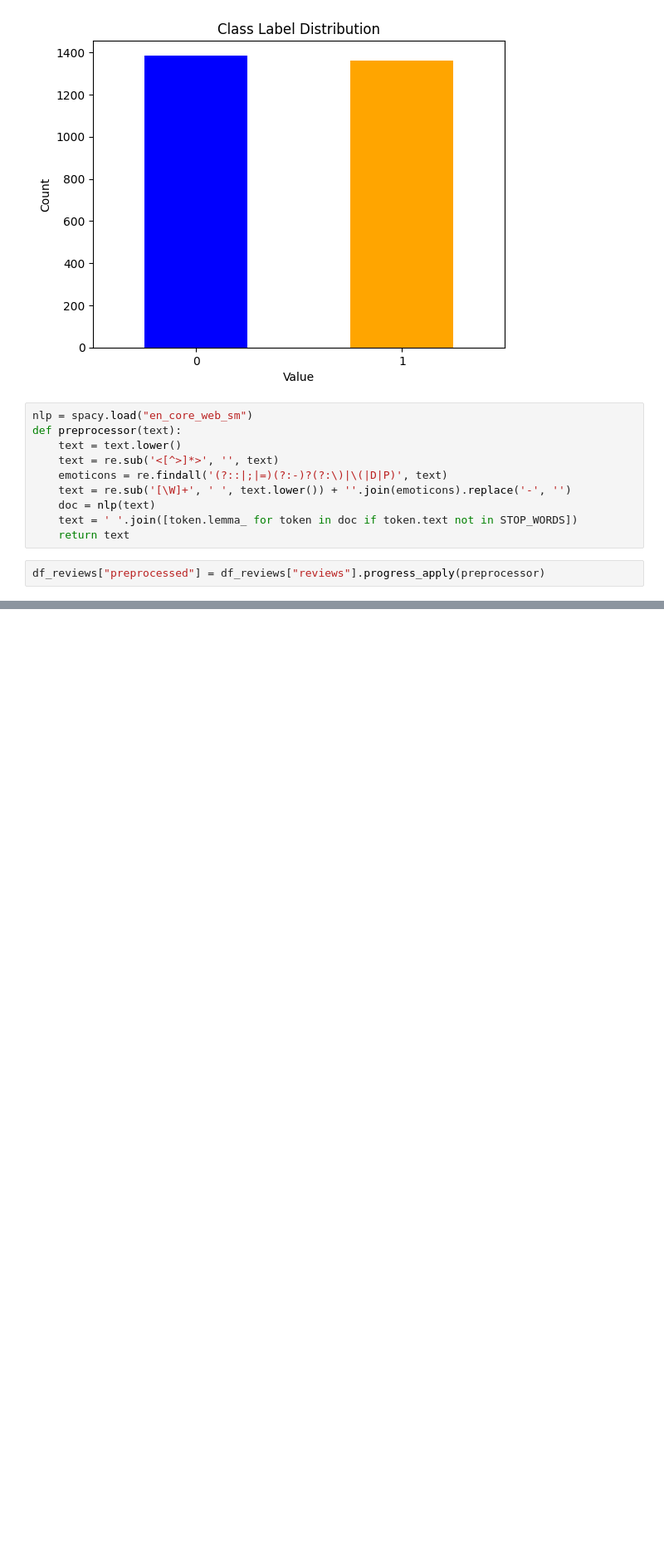
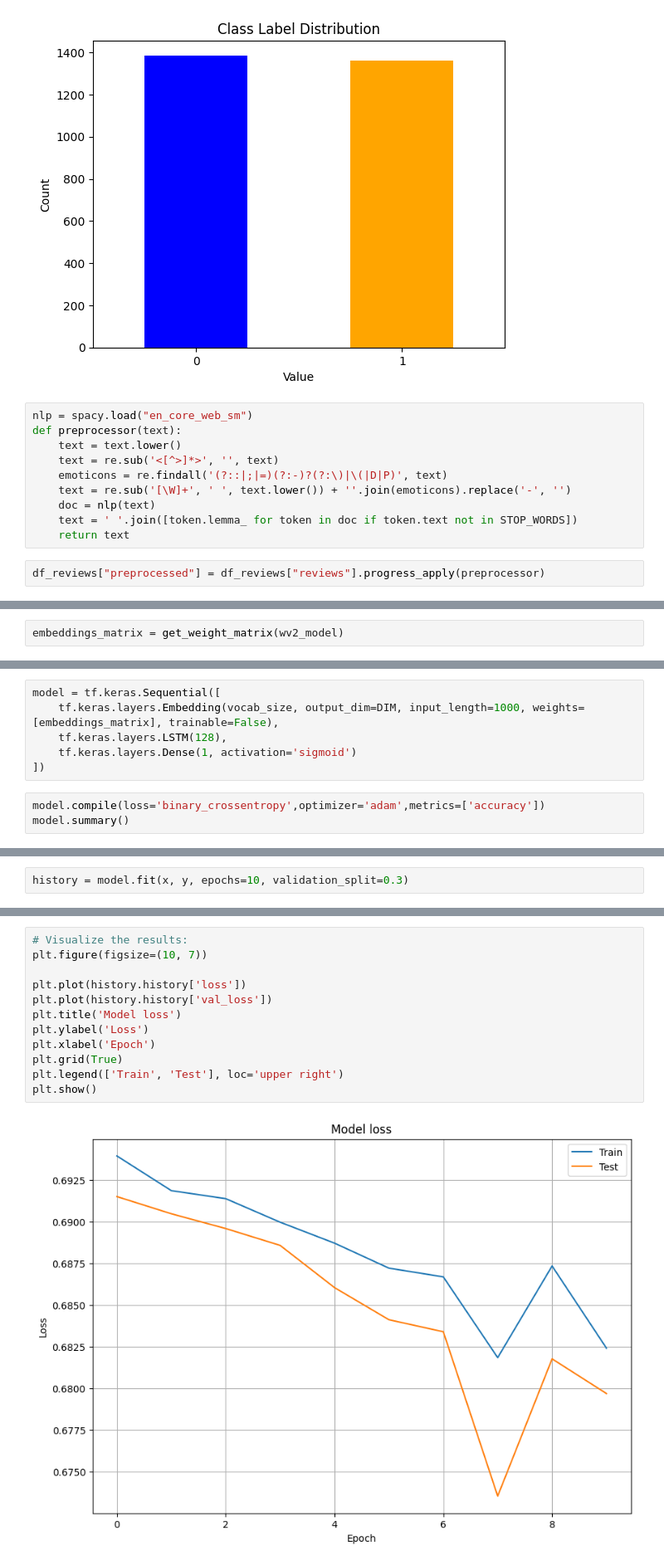
Before and after one commit to k3v1n-KI/semtement_analyzer, a Jupyter notebook: ml_model.ipynb, the cells around one changed output, grey strips where cells are left out. Shown at 83% size. Saved outputs shown, nothing was run; the diff lists cells and outputs as text; blank space fills up the shorter version.

```diff
--- a/ml_model.ipynb
+++ b/ml_model.ipynb
@@ -82,0 +139,2 @@ df_reviews[df_reviews["sentiment"] == 1]
+# %%
+embeddings_matrix = get_weight_matrix(wv2_model)
@@ -82,0 +143,9 @@ df_reviews[df_reviews["sentiment"] == 1]
+# %%
+model = tf.keras.Sequential([
+    tf.keras.layers.Embedding(vocab_size, output_dim=DIM, input_length=1000, weights=[embeddings_matrix], trainable=False),
+    tf.keras.layers.LSTM(128),
+    tf.keras.layers.Dense(1, activation='sigmoid')
+])
+# %%
+model.compile(loss='binary_crossentropy',optimizer='adam',metrics=['accuracy'])
+model.summary()
@@ -82,0 +167,2 @@ df_reviews[df_reviews["sentiment"] == 1]
+# %%
+history = model.fit(x, y, epochs=10, validation_split=0.3)
@@ -82,0 +203,14 @@ df_reviews[df_reviews["sentiment"] == 1]
+# %%
+# Visualize the results:
+plt.figure(figsize=(10, 7))
+
+plt.plot(history.history['loss'])
+plt.plot(history.history['val_loss'])
+plt.title('Model loss')
+plt.ylabel('Loss')
+plt.xlabel('Epoch')
+plt.grid(True)
+plt.legend(['Train', 'Test'], loc='upper right')
+plt.show()
+# %% [output]
+[figure, added]
```
Also changed, not shown: parts of 15 cells of this notebook, 1 other file.
